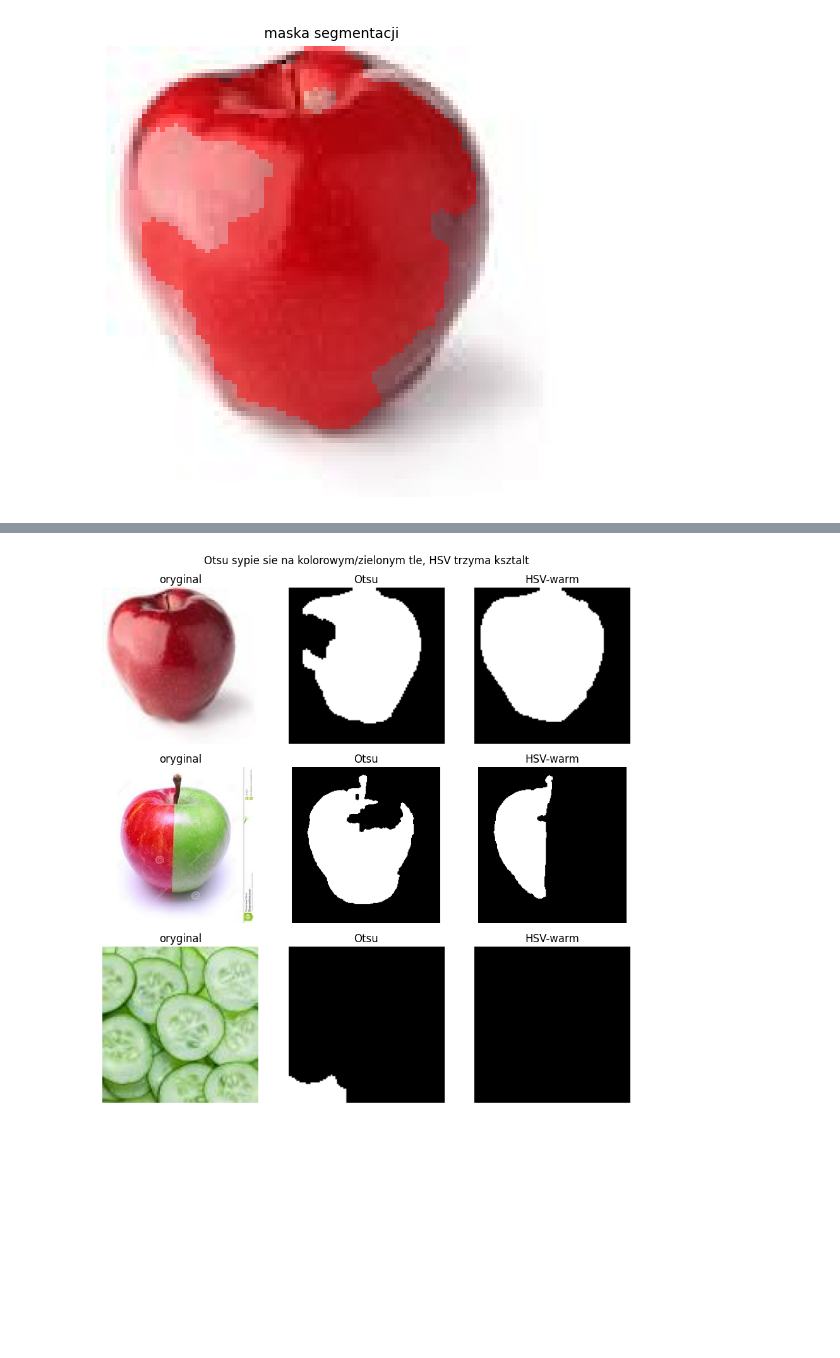
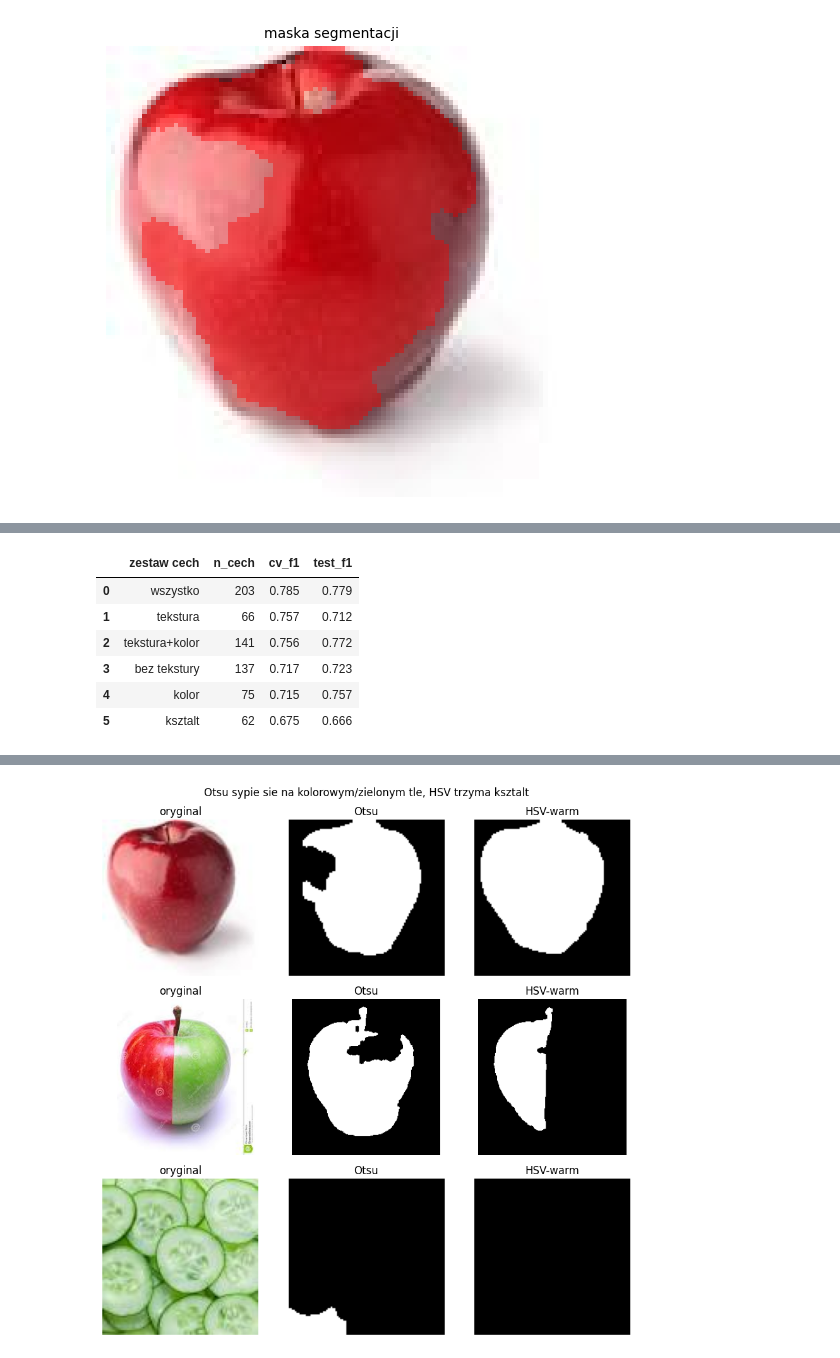
Before and after one commit to Ki3mONo/Computer-Vision-AGH, a Jupyter notebook: lab67/notebooks/project.ipynb, the cells around one changed output, grey strips where cells are left out. Cells and saved outputs as stored; diff of their text form; code cells hidden in the pictures; blank space fills up the shorter version.

```diff
--- a/lab67/notebooks/project.ipynb
+++ b/lab67/notebooks/project.ipynb
@@ -277,0 +89,12 @@ plt.tight_layout(); plt.show()
+# %%
+splits = data.make_splits(X_tr, y_train, val_size=0.2, presplit=(X_te, y_test))
+modele = classification.build_models()
+dostrojone, val_f1 = {}, {}
+for nazwa, m in modele.items():
+    s = classification.tune(m, classification.PARAM_GRIDS.get(nazwa, {}), splits["X_train"], splits["y_train"])
+    dostrojone[nazwa] = s.best_estimator_
+    val_f1[nazwa] = metrics.evaluate(splits["y_val"], s.best_estimator_.predict(splits["X_val"]))["f1_macro"]
+    print(f"{nazwa:14s} CV f1={s.best_score_:.3f}  val f1={val_f1[nazwa]:.3f}  {s.best_params_}")
+
+best_clf = max(val_f1, key=val_f1.get)
+print("\nnajlepszy wg walidacji:", best_clf)
@@ -277,0 +144,41 @@ plt.tight_layout(); plt.show()
+# %%
+from sklearn.model_selection import cross_val_score, StratifiedKFold
+
+offsets, start = {}, 0
+for f in USE:
+    n = len(features.feature_names((f,)))
+    offsets[f] = list(range(start, start + n)); start += n
+
+def kolumny(combo):
+    out = []
+    for f in combo:
+        out += offsets[f]
+    return out
+
+skf = StratifiedKFold(5, shuffle=True, random_state=RNG)
+svm = classification.build_models()["svm"]
+zestawy = {
+    "tekstura": ("glcm", "lbp"),
+    "kolor": ("color", "huehist"),
+    "ksztalt": ("shape", "hu", "fourier", "geom", "zernike"),
+    "tekstura+kolor": ("glcm", "lbp", "color", "huehist"),
+    "bez tekstury": ("color", "huehist", "shape", "hu", "fourier", "geom", "zernike"),
+    "wszystko": tuple(USE),
+}
+rows = []
+for nazwa, combo in zestawy.items():
+    cols = kolumny(combo)
+    cv = cross_val_score(svm, X_tr[:, cols], y_train, cv=skf, scoring="f1_macro").mean()
+    est = classification.tune(svm, classification.PARAM_GRIDS["svm"], X_tr[:, cols], y_train).best_estimator_
+    tf = metrics.evaluate(y_test, est.predict(X_te[:, cols]))["f1_macro"]
+    rows.append({"zestaw cech": nazwa, "n_cech": len(cols), "cv_f1": round(cv, 3), "test_f1": round(tf, 3)})
+ablacja = pd.DataFrame(rows).sort_values("cv_f1", ascending=False).reset_index(drop=True)
+ablacja
+# %% [output]
+|  | zestaw cech | n_cech | cv_f1 | test_f1 |
+| 0 | wszystko | 203 | 0.785 | 0.779 |
+| 1 | tekstura | 66 | 0.757 | 0.712 |
+| 2 | tekstura+kolor | 141 | 0.756 | 0.772 |
+| 3 | bez tekstury | 137 | 0.717 | 0.723 |
+| 4 | kolor | 75 | 0.715 | 0.757 |
+| 5 | ksztalt | 62 | 0.675 | 0.666 |
```
Also changed, not shown: parts of 46 cells of this notebook, 3 other files.
